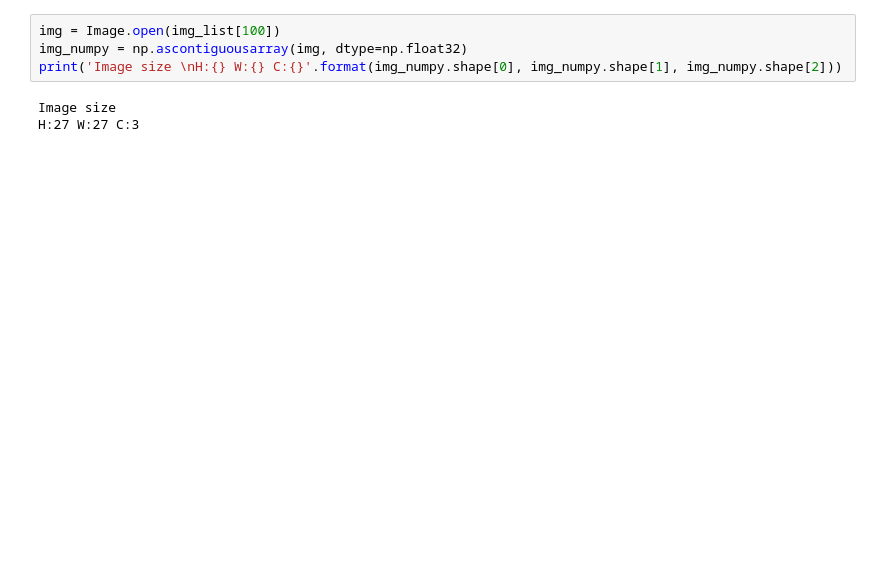
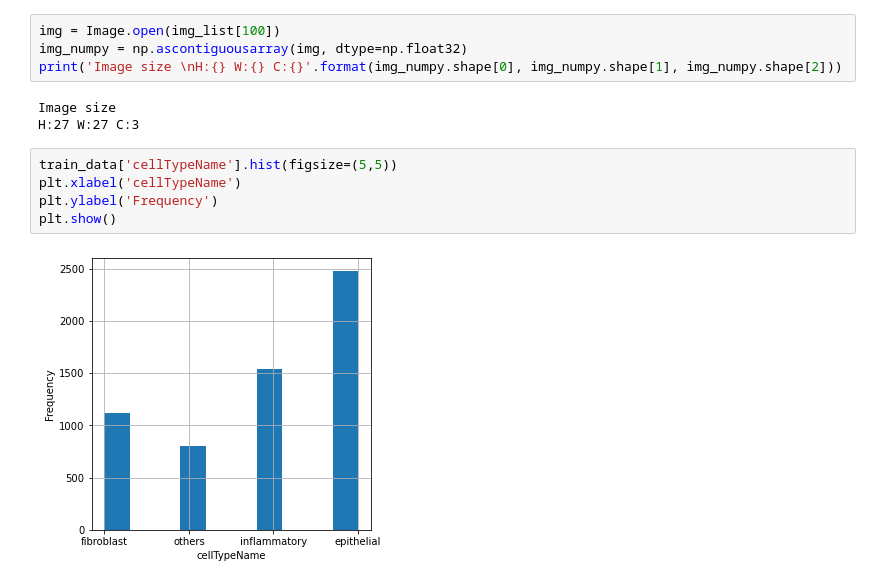
Before and after one commit to s3781183/machine_learning_A2, a Jupyter notebook: A2-AR.ipynb, the cells around one changed output. Saved outputs shown, nothing was run; the diff lists cells and outputs as text; blank space fills up the shorter version.

```diff
--- a/A2-AR.ipynb
+++ b/A2-AR.ipynb
@@ -88,3 +87,10 @@ print('Image size \nH:{} W:{} C:{}'.format(img_numpy.shape[0], img_numpy.shape[1
 # %% [output]
 Image size
 H:27 W:27 C:3
+# %%
+train_data['cellTypeName'].hist(figsize=(5,5))
+plt.xlabel('cellTypeName')
+plt.ylabel('Frequency')
+plt.show()
+# %% [output]
+[figure, added]
```
Also changed, not shown: parts of 5 cells of this notebook.
